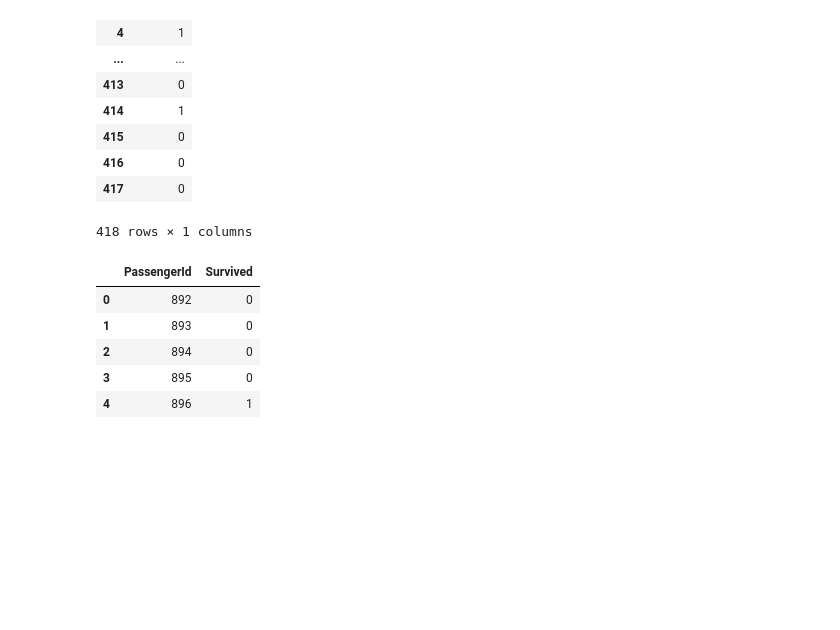
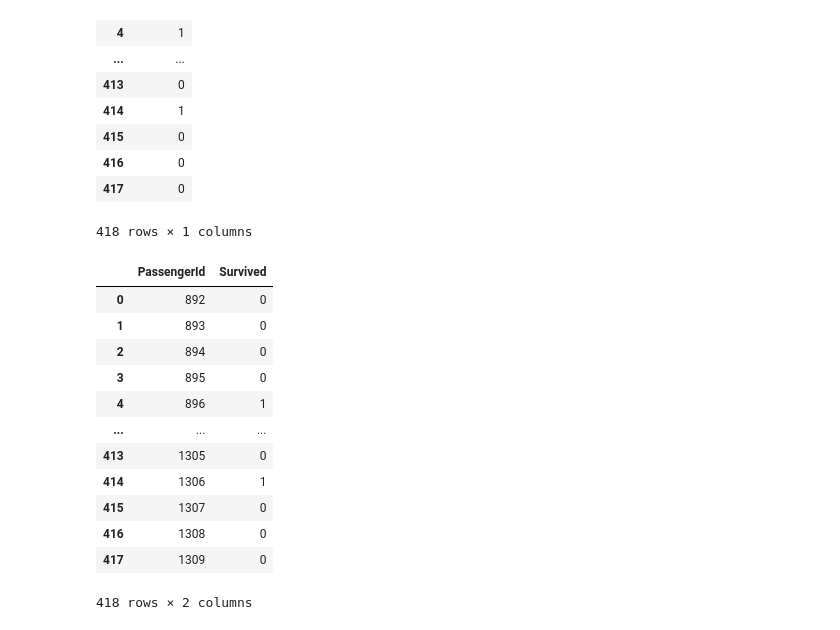
Before and after one commit to kohsutai/kaggle, a Jupyter notebook: titanic.ipynb, the cells around one changed output. Drawn from its saved outputs; the diff is of its cells as text; code cells hidden in the pictures; blank space fills up the shorter version.

```diff
--- a/titanic.ipynb
+++ b/titanic.ipynb
@@ -119,3 +121,14 @@ df_train.head()
+# %%
+# Mapping
+mapping_title = {'Capt': 0, 'Col': 0, 'Countess': 0, 'Don': 0, 'Dr': 0, 'Jonkheer': 0, 'Lady': 0, 'Major': 0, 'Master': 1, 'Miss': 1, 'Mlle': 1, 'Mme': 1,
+                 'Mr': 2, 'Mrs': 3, 'Ms': 1, 'Rev': 0, 'Sir': 0}
+df_train['Title'] = df_train['Title'].map(mapping_title)
+df_train['Title'] = df_train['Title'].fillna(0)
+df_test['Title'] = df_test['Title'].map(mapping_title)
+df_test['Title'] = df_test['Title'].fillna(0)
+
+df_train['Sex'] = df_train['Sex'].map({'female': 0, 'male': 1})
+df_test['Sex'] = df_test['Sex'].map({'female': 0, 'male': 1})
 # %%
 # Fill missing value of 'Age' and 'Embarked'
 df_train['Age'] = df_train['Age'].fillna(df_train['Age'].mean())
@@ -158,0 +166,6 @@ df_train.describe()
+# %%
+# Drop 'PassengerId', 'Name', 'Ticket' and 'Cabin'
+df_train = df_train.drop(['PassengerId', 'Name', 'Ticket', 'Fare', 'Cabin'], axis=1)
+df_test = df_test.drop(['Name', 'Ticket', 'Fare', 'Cabin'], axis=1)
+
+df_train.shape, df_test.shape
@@ -171,7 +206,7 @@ df_test.describe()
 # %%
 from sklearn.model_selection import train_test_split
 
-X = df_train[['Pclass', 'Sex', 'Age', 'SibSp', 'Parch', 'Log_Fare', 'Embarked']]
+X = df_train.drop('Survived', axis=1)
 y = df_train['Survived']
 
 X_train, X_test, y_train, y_test = train_test_split(X, y, test_size=0.3, random_state=123)
@@ -229,5 +264,6 @@ summary
 # %%
-test = df_test[['Pclass', 'Sex', 'Age', 'SibSp', 'Parch', 'Log_Fare', 'Embarked']]
+test = df_test.drop('PassengerId', axis=1)
+test_id = df_test['PassengerId']
 
 nn.fit(X_train, y_train)
 y_pred = nn.predict(test)
@@ -250,16 +286,22 @@ y_pred
 # %%
 # Get the 'Id' column from the original test dataset
 # Combine 'Id' and the prediction into a new dataframe
-test_id = df_test['PassengerId']
 
 result = pd.concat([test_id, y_pred], axis=1)
-result.head()
+result
 # %% [output]
 |  | PassengerId | Survived |
 | 0 | 892 | 0 |
 | 1 | 893 | 0 |
 | 2 | 894 | 0 |
 | 3 | 895 | 0 |
 | 4 | 896 | 1 |
+| ... | ... | ... |
+| 413 | 1305 | 0 |
+| 414 | 1306 | 1 |
+| 415 | 1307 | 0 |
+| 416 | 1308 | 0 |
+| 417 | 1309 | 0 |
+418 rows × 2 columns
 # %%
 result.to_csv('submission.csv', index=False)
```
Also changed, not shown: parts of 11 cells of this notebook.
